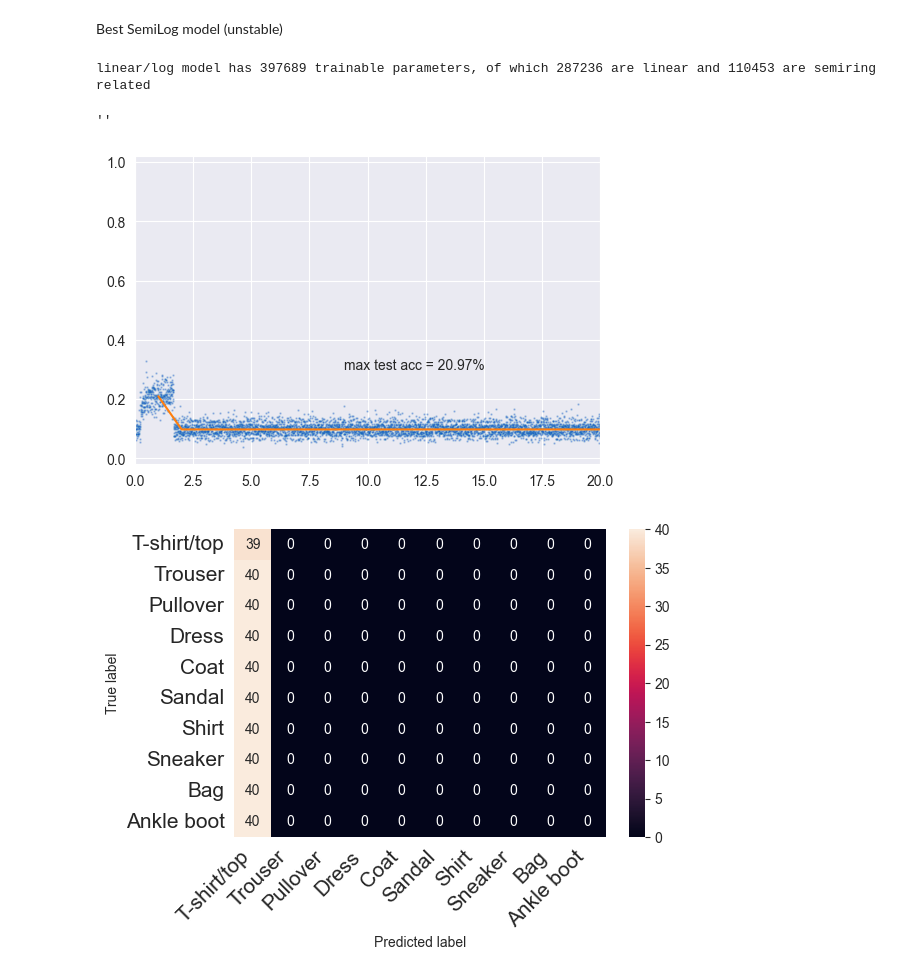
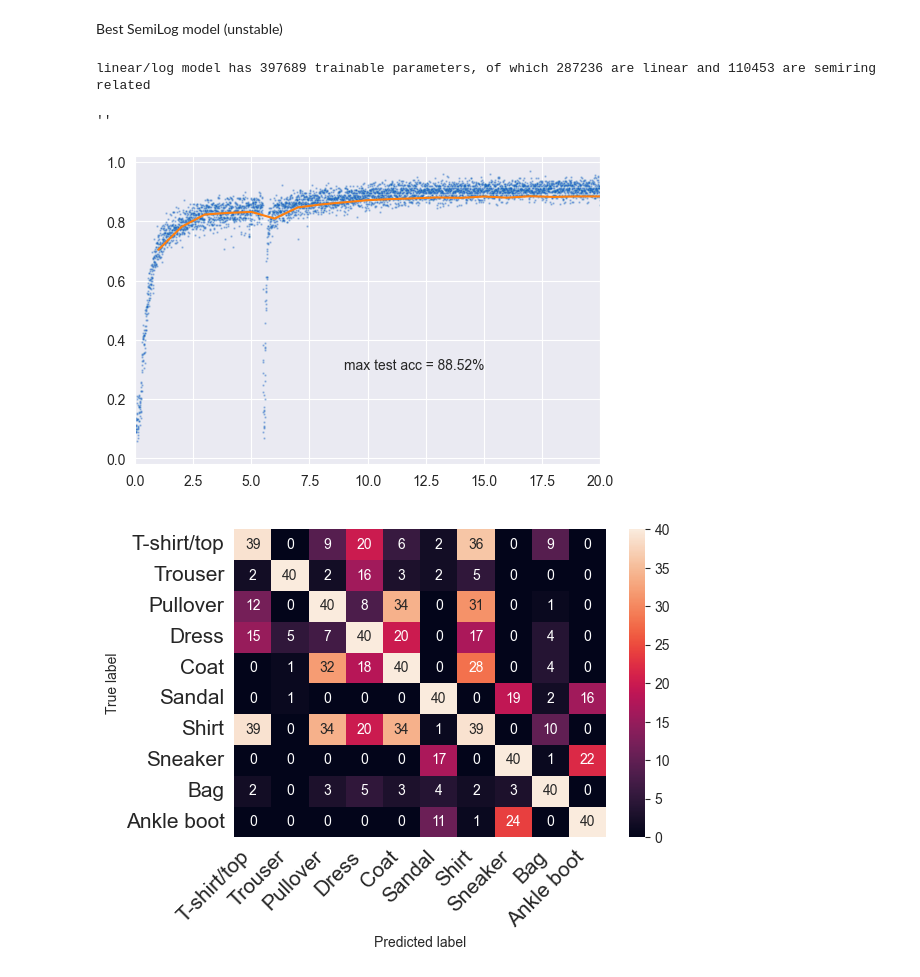
Before and after one commit to bmnsmets/semitorch, a Jupyter notebook: experiments/fullyconnected_fashion_standardized.ipynb, the cells around one changed output. Cells and saved outputs as stored; diff of their text form; code cells hidden in the pictures.

Commit message:
Semilog minor bugfixes, introduce proper initialization

```diff
--- a/experiments/fullyconnected_fashion_standardized.ipynb
+++ b/experiments/fullyconnected_fashion_standardized.ipynb
@@ -121,15 +121,15 @@ class Model(nn.Module):
         elif model_name == "linear/log":
             self.backbone_1 = nn.Sequential(
                 nn.Linear(8 * 7 * 7, 300),
-                SemiLog(300, 250, mu=mu),
+                SemiLog(300, 250, k=k, mu=mu),
             )
             self.backbone_2 = nn.Sequential(
                 nn.Linear(250 + (8 * 7 * 7 if self.skip_connections else 0), 200),
-                SemiLog(200, 150, mu=mu),
+                SemiLog(200, 150, k=k, mu=mu),
             )
             self.backbone_3 = nn.Sequential(
                 nn.Linear(150 + (250 if self.skip_connections else 0), 100),
-                SemiLog(100, 50, mu=mu),
+                SemiLog(100, 50, k=k, mu=mu),
             )
         else:
             raise RuntimeError(f"Unknown model ({model_name})")
@@ -1039,51 +1038,40 @@ Best trial config with accuracy of 0.09765625: {'model_name': 'linear/log', 'lay
 # %% [markdown]
 Best SemiLog model (unstable)
 # %%
-best_semilog_model = Model("linear/log", layer_norm=False, skip_connections=True, mu=0.9806047294630981).to(device)
+best_semilog_model = Model("linear/log", layer_norm=False, skip_connections=True, k=7, mu=1).to(device)
 
 print(f"{best_semilog_model.name} model has {count_parameters(best_semilog_model.parameters())} trainable parameters, "
       f"of which {count_parameters(nonsemilog_parameters(best_semilog_model))} are linear "
       f"and {count_parameters(semilog_parameters(best_semilog_model))} are semiring related")
 
 best_semilog_linear_optimizer = torch.optim.AdamW(nonsemilog_parameters(best_semilog_model), lr=0.002191529436858294, weight_decay=0.01)
 best_semilog_linear_scheduler = torch.optim.lr_scheduler.OneCycleLR(
     best_semilog_linear_optimizer,
     max_lr=0.002191529436858294,
     anneal_strategy="linear",
     pct_start=0.3,
     three_phase=True,
     final_div_factor=1000.0,
     div_factor=10.0,
     steps_per_epoch=len(fmnist_trainloader),
     epochs=20,
 )
-best_semilog_semiring_optimizer = torch.optim.SGD(semilog_parameters(best_semilog_model), lr=0.003919415236791664)
-best_semilog_semiring_scheduler = torch.optim.lr_scheduler.OneCycleLR(
-    best_semilog_semiring_optimizer,
-    max_lr=0.003919415236791664,
-    anneal_strategy="linear",
-    pct_start=0.3,
-    three_phase=True,
-    final_div_factor=1000.0,
-    div_factor=10.0,
-    steps_per_epoch=len(fmnist_trainloader),
-    epochs=20,
-)
+best_semilog_semiring_optimizer = torch.optim.SGD(semilog_parameters(best_semilog_model), lr=0.003)
 
 best_semilog_optimizers = [best_semilog_linear_optimizer, best_semilog_semiring_optimizer]
 best_semilog_schedulers = [best_semilog_linear_scheduler]
 
 train(
     best_semilog_model,
     fmnist_trainloader,
     fmnist_testloader,
     best_semilog_optimizers,
     best_semilog_schedulers,
     nn.CrossEntropyLoss(),
     20,
 )
 # %% [output]
 linear/log model has 397689 trainable parameters, of which 287236 are linear and 110453 are semiring related
 ''
-[figure, old version]
+[figure, new version]
-[figure, old version]
+[figure, new version]
```
Also changed, not shown: parts of 10 cells of this notebook, 1 other file.
